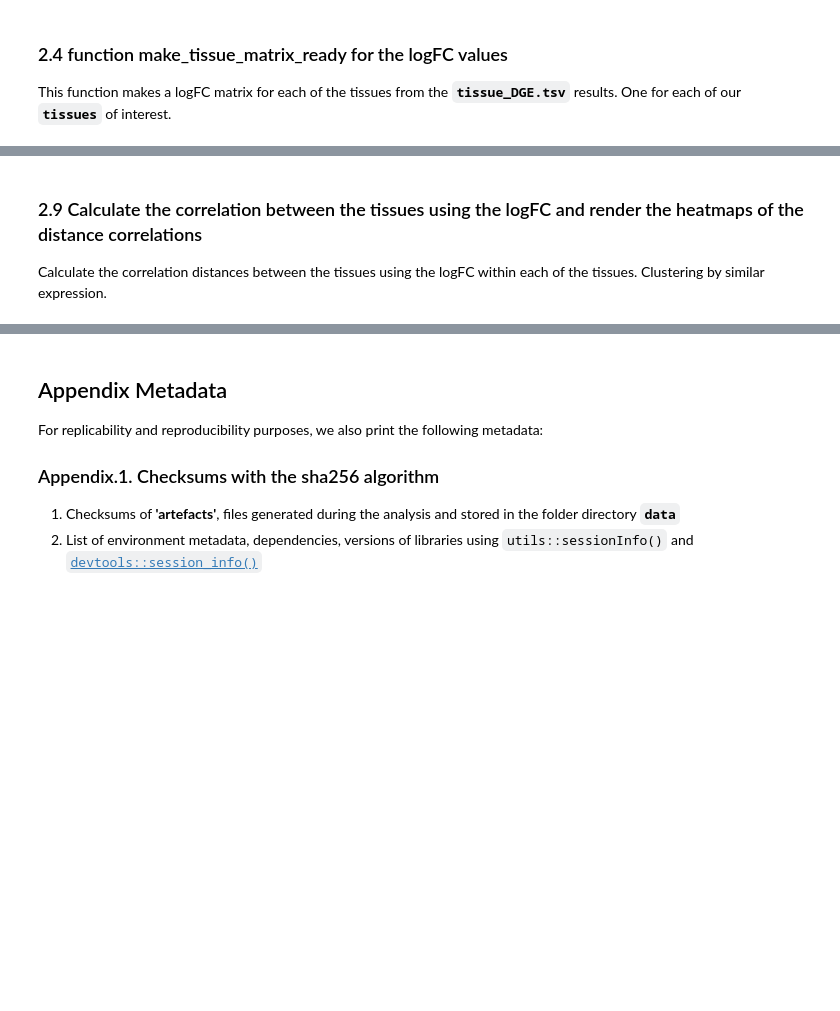
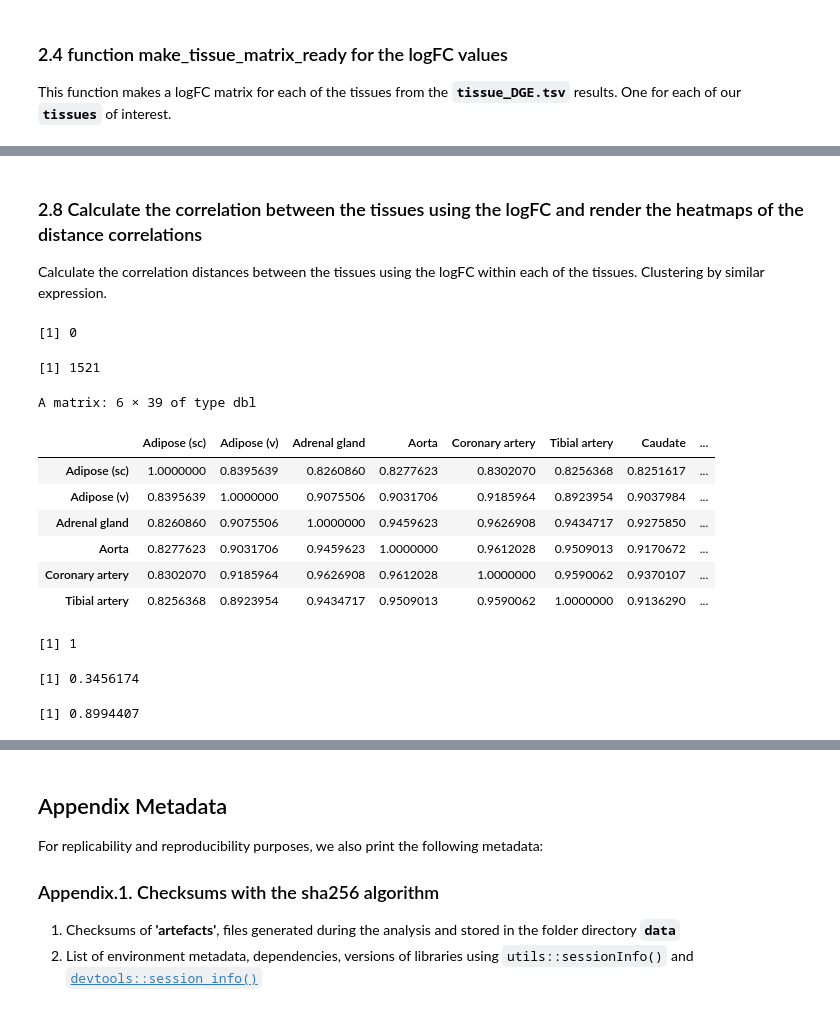
Before and after one commit to TheJacksonLaboratory/sbas, a Jupyter notebook: jupyter/expressionHeatplot.ipynb, the cells around one changed output, grey strips where cells are left out. Cells and saved outputs as stored; diff of their text form; code cells hidden in the pictures; blank space fills up the shorter version.

```diff
--- a/jupyter/expressionHeatplot.ipynb
+++ b/jupyter/expressionHeatplot.ipynb
@@ -131,5 +186,29 @@ Remove the cells in the matrix that are <= abs(log2(1.5)) preserving only the va
 # %% [markdown]
-### 2.9 Calculate the correlation between the tissues using the logFC and render the heatmaps of the distance correlations
+### 2.8 Calculate the correlation between the tissues using the logFC and render the heatmaps of the distance correlations
 
 Calculate the correlation distances between the tissues using the logFC within each of the tissues.   Clustering by similar expression.
+# %%
+dist_mat <- as.matrix(cor(logFC_mat))
+sum(is.na(dist_mat))
+sum(!is.na(dist_mat))
+# %% [output]
+[1] 0
+[1] 1521
+# %%
+head(dist_mat)
+max(dist_mat)
+min(dist_mat)
+median(dist_mat)
+# %% [output]
+A matrix: 6 × 39 of type dbl
+|  | Adipose (sc) | Adipose (v) | Adrenal gland | Aorta | Coronary artery | Tibial artery | Caudate | ... |
+| Adipose (sc) | 1.0000000 | 0.8395639 | 0.8260860 | 0.8277623 | 0.8302070 | 0.8256368 | 0.8251617 | ... |
+| Adipose (v) | 0.8395639 | 1.0000000 | 0.9075506 | 0.9031706 | 0.9185964 | 0.8923954 | 0.9037984 | ... |
+| Adrenal gland | 0.8260860 | 0.9075506 | 1.0000000 | 0.9459623 | 0.9626908 | 0.9434717 | 0.9275850 | ... |
+| Aorta | 0.8277623 | 0.9031706 | 0.9459623 | 1.0000000 | 0.9612028 | 0.9509013 | 0.9170672 | ... |
+| Coronary artery | 0.8302070 | 0.9185964 | 0.9626908 | 0.9612028 | 1.0000000 | 0.9590062 | 0.9370107 | ... |
+| Tibial artery | 0.8256368 | 0.8923954 | 0.9434717 | 0.9509013 | 0.9590062 | 1.0000000 | 0.9136290 | ... |
+[1] 1
+[1] 0.3456174
+[1] 0.8994407
 # %%
```
Also changed, not shown: parts of 13 cells of this notebook, 2 other files.
